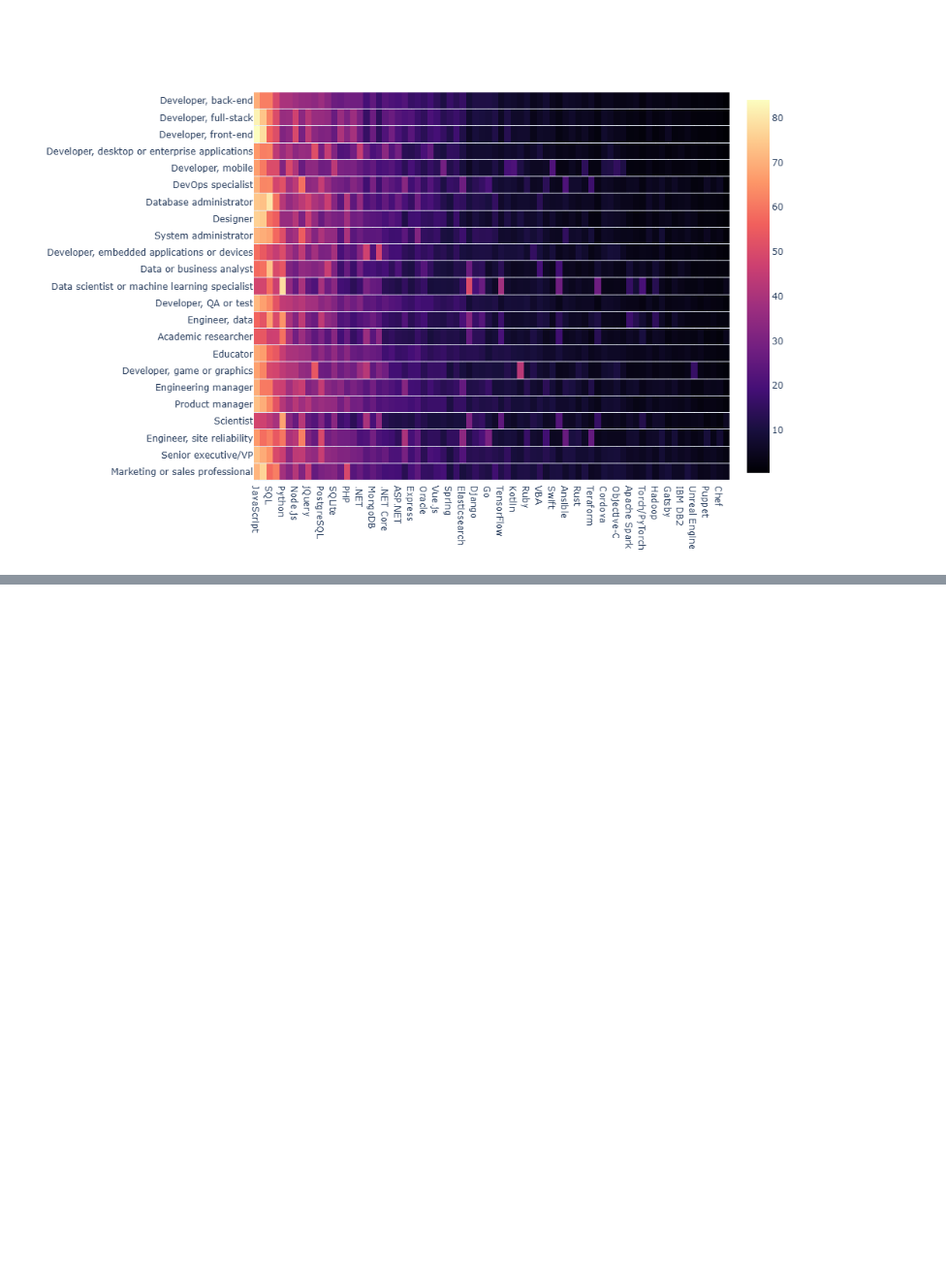
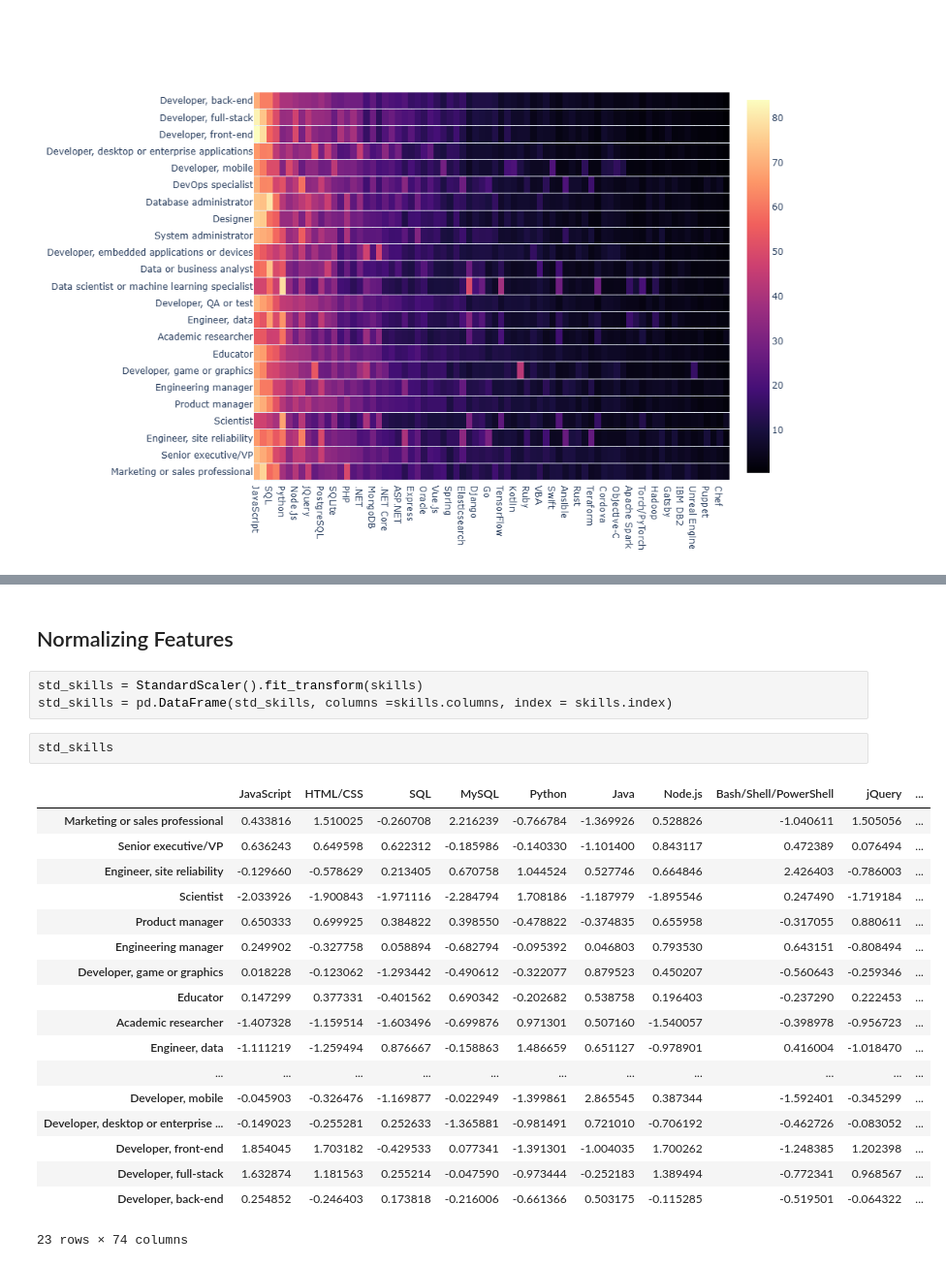
Before and after one commit to Abdel-hami/end2end_ds_project, a Jupyter notebook: notebooks/02_analytics.ipynb, the cells around one changed output, grey strips where cells are left out. Shown at 97% size. Cells and saved outputs as stored; diff of their text form; blank space fills up the shorter version.

```diff
--- a/notebooks/02_analytics.ipynb
+++ b/notebooks/02_analytics.ipynb
@@ -281,0 +350,26 @@ fig.write_html(os.path.join(FIG_DIR, 'heatmap.html'))
+# %% [markdown]
+## Normalizing Features
+# %%
+std_skills = StandardScaler().fit_transform(skills)
+std_skills = pd.DataFrame(std_skills, columns =skills.columns, index = skills.index)
+# %%
+std_skills
+# %% [output]
+|  | JavaScript | HTML/CSS | SQL | MySQL | Python | Java | Node.js | Bash/Shell/PowerShell | jQuery | ... |
+| Marketing or sales professional | 0.433816 | 1.510025 | -0.260708 | 2.216239 | -0.766784 | -1.369926 | 0.528826 | -1.040611 | 1.505056 | ... |
+| Senior executive/VP | 0.636243 | 0.649598 | 0.622312 | -0.185986 | -0.140330 | -1.101400 | 0.843117 | 0.472389 | 0.076494 | ... |
+| Engineer, site reliability | -0.129660 | -0.578629 | 0.213405 | 0.670758 | 1.044524 | 0.527746 | 0.664846 | 2.426403 | -0.786003 | ... |
+| Scientist | -2.033926 | -1.900843 | -1.971116 | -2.284794 | 1.708186 | -1.187979 | -1.895546 | 0.247490 | -1.719184 | ... |
+| Product manager | 0.650333 | 0.699925 | 0.384822 | 0.398550 | -0.478822 | -0.374835 | 0.655958 | -0.317055 | 0.880611 | ... |
+| Engineering manager | 0.249902 | -0.327758 | 0.058894 | -0.682794 | -0.095392 | 0.046803 | 0.793530 | 0.643151 | -0.808494 | ... |
+| Developer, game or graphics | 0.018228 | -0.123062 | -1.293442 | -0.490612 | -0.322077 | 0.879523 | 0.450207 | -0.560643 | -0.259346 | ... |
+| Educator | 0.147299 | 0.377331 | -0.401562 | 0.690342 | -0.202682 | 0.538758 | 0.196403 | -0.237290 | 0.222453 | ... |
+| Academic researcher | -1.407328 | -1.159514 | -1.603496 | -0.699876 | 0.971301 | 0.507160 | -1.540057 | -0.398978 | -0.956723 | ... |
+| Engineer, data | -1.111219 | -1.259494 | 0.876667 | -0.158863 | 1.486659 | 0.651127 | -0.978901 | 0.416004 | -1.018470 | ... |
+| ... | ... | ... | ... | ... | ... | ... | ... | ... | ... | ... |
+| Developer, mobile | -0.045903 | -0.326476 | -1.169877 | -0.022949 | -1.399861 | 2.865545 | 0.387344 | -1.592401 | -0.345299 | ... |
+| Developer, desktop or enterprise ... | -0.149023 | -0.255281 | 0.252633 | -1.365881 | -0.981491 | 0.721010 | -0.706192 | -0.462726 | -0.083052 | ... |
+| Developer, front-end | 1.854045 | 1.703182 | -0.429533 | 0.077341 | -1.391301 | -1.004035 | 1.700262 | -1.248385 | 1.202398 | ... |
+| Developer, full-stack | 1.632874 | 1.181563 | 0.255214 | -0.047590 | -0.973444 | -0.252183 | 1.389494 | -0.772341 | 0.968567 | ... |
+| Developer, back-end | 0.254852 | -0.246403 | 0.173818 | -0.216006 | -0.661366 | 0.503175 | -0.115285 | -0.519501 | -0.064322 | ... |
+23 rows × 74 columns
```
Also changed, not shown: parts of 13 cells of this notebook, 1 other file.
